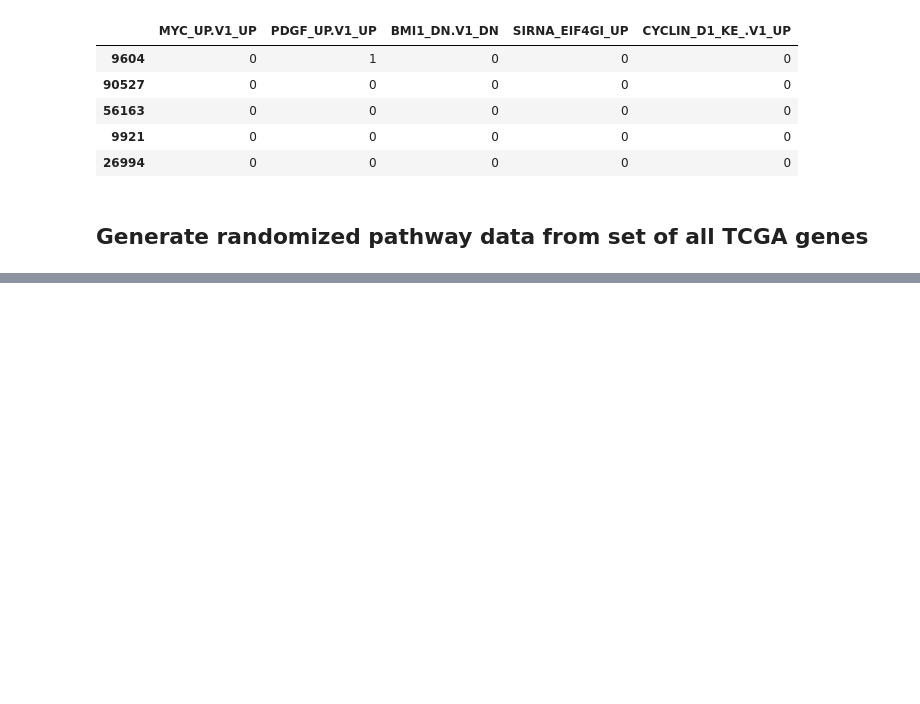
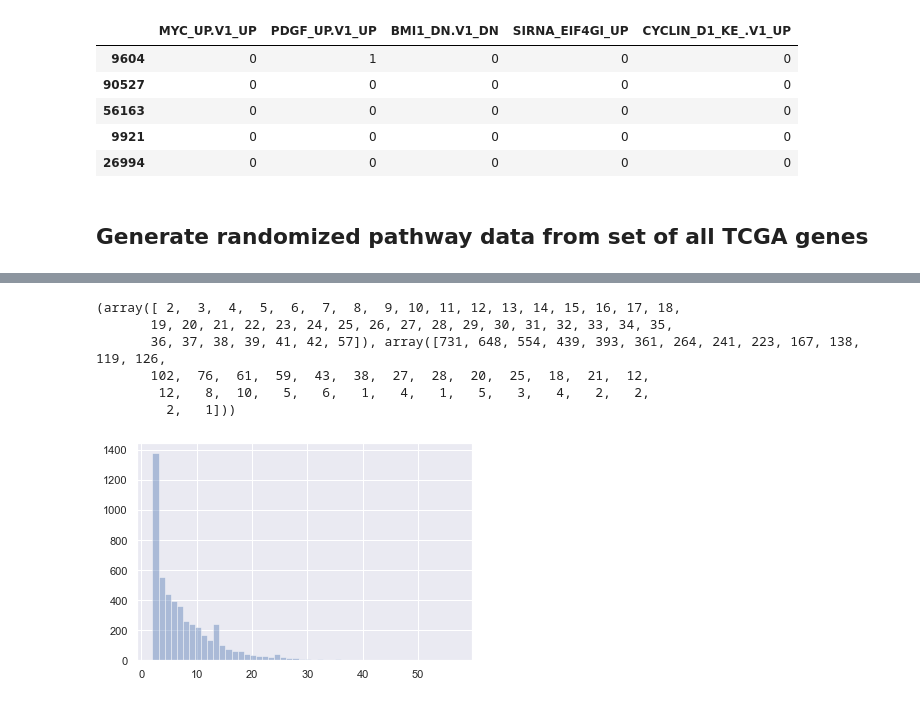
Before and after one commit to jjc2718/netreg, a Jupyter notebook: 0B.preprocess_plier_pathways.ipynb, the cells around one changed output, grey strips where cells are left out. Cells and saved outputs as stored; diff of their text form; code cells hidden in the pictures; blank space fills up the shorter version.

```diff
--- a/0B.preprocess_plier_pathways.ipynb
+++ b/0B.preprocess_plier_pathways.ipynb
@@ -138,0 +173,14 @@ oncogenic_df.to_csv(os.path.join(cfg.pathway_data, 'oncogenic_mapped.tsv'),
+# %%
+num_pws = 5000
+num_genes = train_df.shape[1]
+sim_counts = np.random.geometric(p=0.15, size=num_pws)+1
+sns.distplot(sim_counts, kde=False)
+print(np.unique(sim_counts, return_counts=True))
+# %% [output]
+(array([ 2,  3,  4,  5,  6,  7,  8,  9, 10, 11, 12, 13, 14, 15, 16, 17, 18,
+       19, 20, 21, 22, 23, 24, 25, 26, 27, 28, 29, 30, 31, 32, 33, 34, 35,
+       36, 37, 38, 39, 41, 42, 57]), array([731, 648, 554, 439, 393, 361, 264, 241, 223, 167, 138, 119, 126,
+       102,  76,  61,  59,  43,  38,  27,  28,  20,  25,  18,  21,  12,
+        12,   8,  10,   5,   6,   1,   4,   1,   5,   3,   4,   2,   2,
+         2,   1]))
+[figure, added]
```
Also changed, not shown: parts of 5 cells of this notebook.
